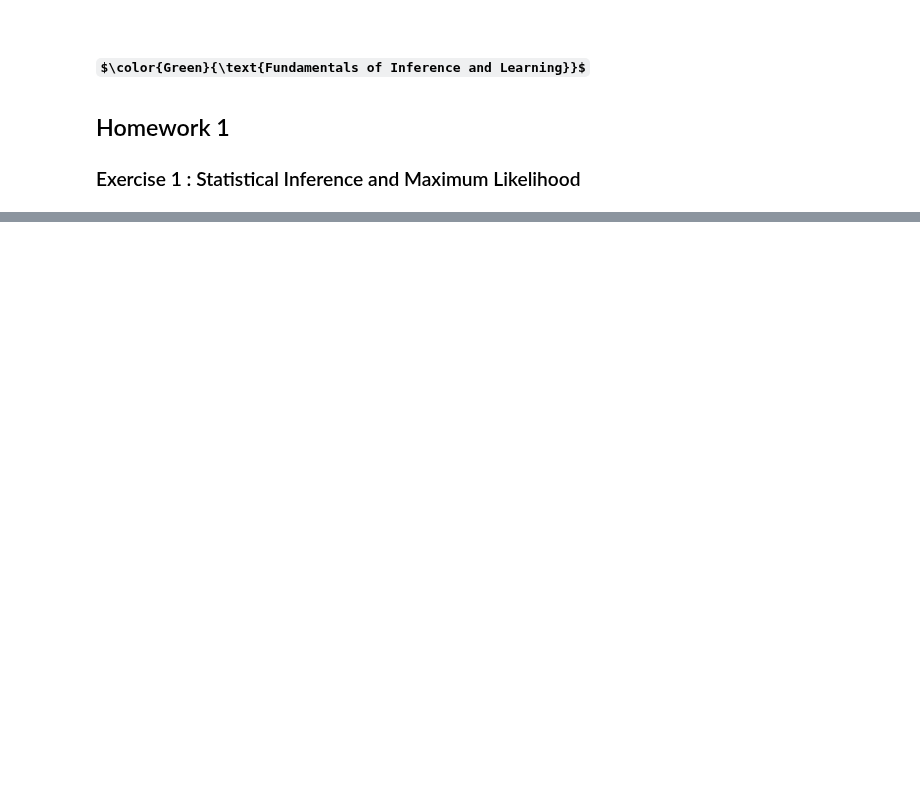
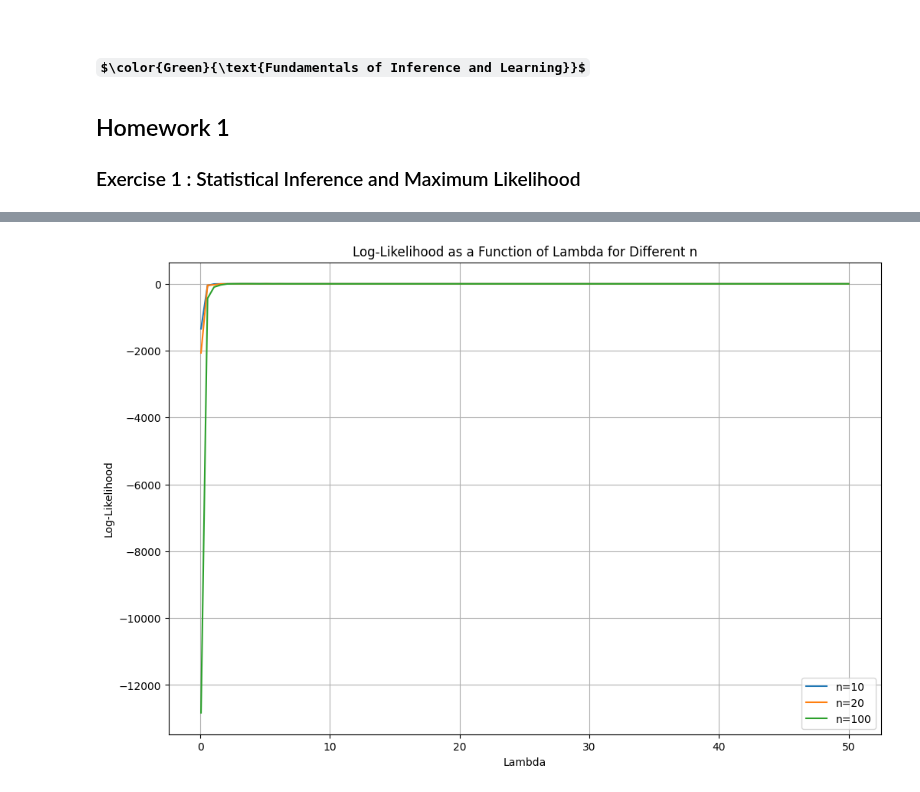
Before and after one commit to roduit/FundamentalLearningEPFL, a Jupyter notebook: Homeworks/HW1/FoiL_HW1.ipynb, the cells around one changed output, grey strips where cells are left out. Drawn from its saved outputs; the diff is of its cells as text; code cells hidden in the pictures; some formulas as TeX source; blank space fills up the shorter version.

```diff
--- a/Homeworks/HW1/FoiL_HW1.ipynb
+++ b/Homeworks/HW1/FoiL_HW1.ipynb
@@ -66,0 +90,45 @@ plt.show()
+# %%
+import numpy as np
+import matplotlib.pyplot as plt
+
+# Function to calculate the log-likelihood
+def log_likelihood(lmbda, observations):
+    Z = -lmbda * (np.exp(-20 / lmbda) - np.exp(-1 / lmbda))
+    log_likelihood_value = len(observations) * np.log(Z) - np.sum(observations) / lmbda
+    return log_likelihood_value
+
+# Function to simulate n observations
+def simulate_observations(lmbda, n):
+    # Simulate exponential random variables
+    observations = np.random.exponential(scale=1/lmbda, size=n)
+    # Filter observations to be in the range [1, 20]
+    observations = observations[(observations >= 1) & (observations <= 20)]
+    return observations
+
+# Range of λ values
+lambda_values = np.linspace(0.05, 50, 100)
+
+# Number of observations for each case
+n_values = [10, 20, 100]
+
+# Plot the log-likelihood for different n values
+plt.figure(figsize=(12, 8))
+
+for n in n_values:
+    log_likelihood_values = []
+    # Simulate observations for a fixed λ
+    for lmbda in lambda_values:
+        observations = simulate_observations(lmbda, n)
+        log_likelihood_value = log_likelihood(lmbda, observations)
+        log_likelihood_values.append(log_likelihood_value)
+
+    plt.plot(lambda_values, log_likelihood_values, label=f'n={n}')
+
+plt.xlabel('Lambda')
+plt.ylabel('Log-Likelihood')
+plt.title('Log-Likelihood as a Function of Lambda for Different n')
+plt.legend()
+plt.grid(True)
+plt.show()
+# %% [output]
+[figure, added]
```
Also changed, not shown: parts of 5 cells of this notebook.
